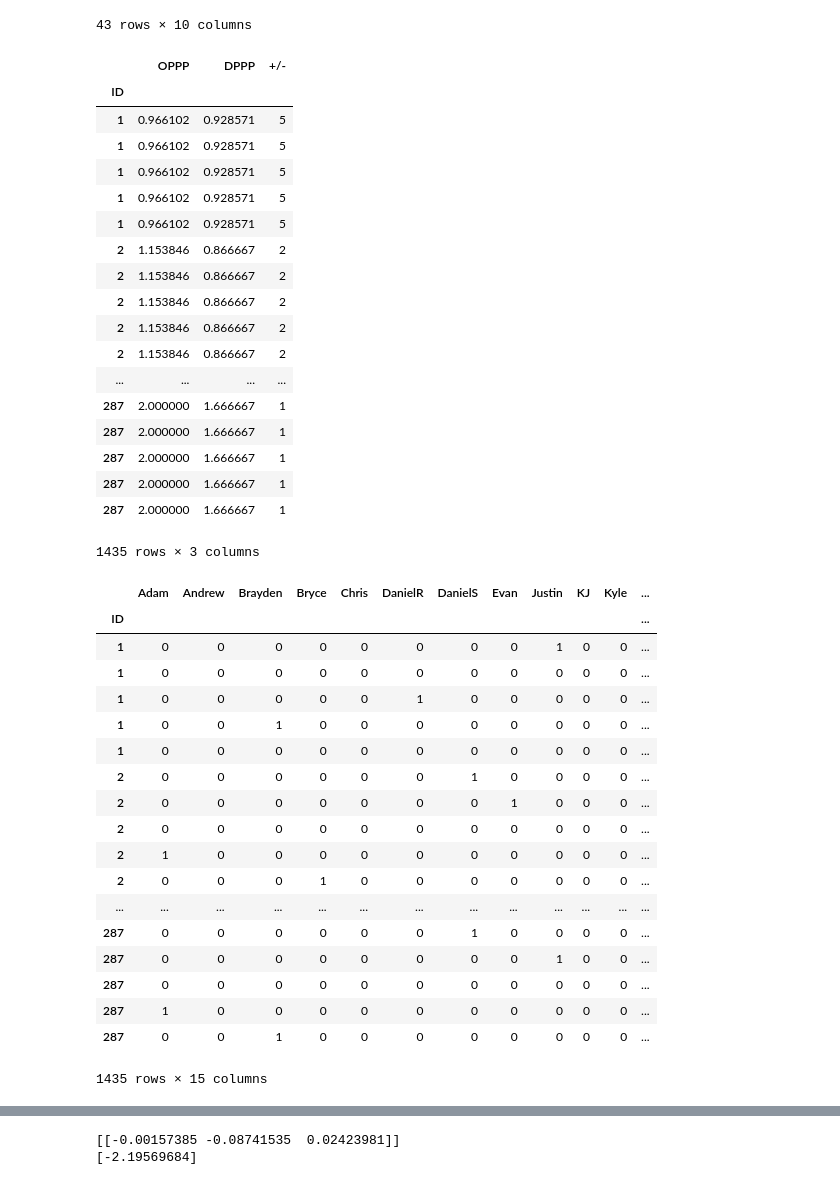
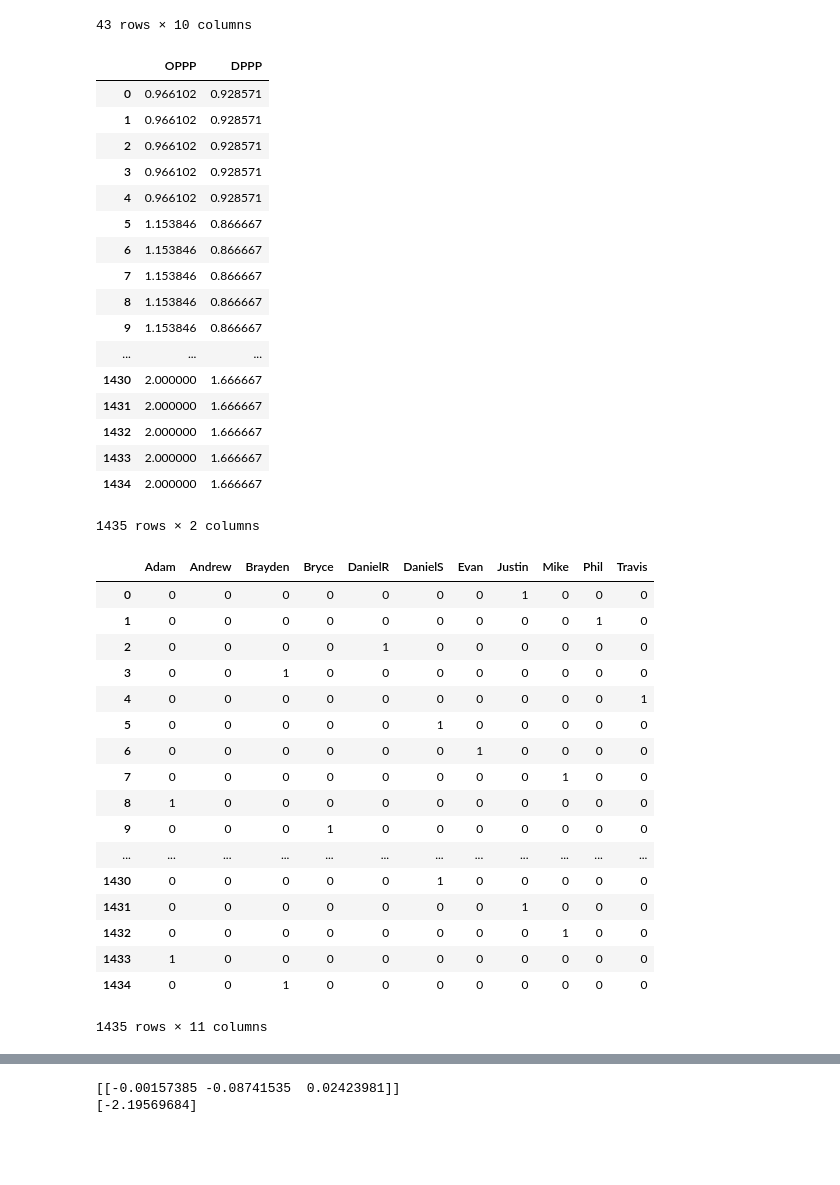
Before and after one commit to nikjain33/DS-SF-34, a Jupyter notebook: final-project/Position_Optimization.ipynb, the cells around one changed output, grey strips where cells are left out. Drawn from its saved outputs; the diff is of its cells as text; code cells hidden in the pictures; blank space fills up the shorter version.

```diff
--- a/final-project/Position_Optimization.ipynb
+++ b/final-project/Position_Optimization.ipynb
@@ -174,51 +177,51 @@ separate(df,'Brayden',5)
 | 287 | Brayden | 3 | 6 | 2.000000 | 3 | 5 | 1.666667 | 1 | 6 | 5 |
 43 rows × 10 columns
 # %%
-X = df[ ['OPPP' , 'DPPP' , '+/-'] ]
+X = df[ ['OPPP' , 'DPPP'] ]
+X
 # %% [output]
-|  | OPPP | DPPP | +/- |
-| ID |  |  |  |
-| 1 | 0.966102 | 0.928571 | 5 |
-| 1 | 0.966102 | 0.928571 | 5 |
-| 1 | 0.966102 | 0.928571 | 5 |
-| 1 | 0.966102 | 0.928571 | 5 |
-| 1 | 0.966102 | 0.928571 | 5 |
-| 2 | 1.153846 | 0.866667 | 2 |
-| 2 | 1.153846 | 0.866667 | 2 |
-| 2 | 1.153846 | 0.866667 | 2 |
-| 2 | 1.153846 | 0.866667 | 2 |
-| 2 | 1.153846 | 0.866667 | 2 |
-| ... | ... | ... | ... |
-| 287 | 2.000000 | 1.666667 | 1 |
-| 287 | 2.000000 | 1.666667 | 1 |
-| 287 | 2.000000 | 1.666667 | 1 |
-| 287 | 2.000000 | 1.666667 | 1 |
-| 287 | 2.000000 | 1.666667 | 1 |
+|  | OPPP | DPPP |
+| 0 | 0.966102 | 0.928571 |
+| 1 | 0.966102 | 0.928571 |
+| 2 | 0.966102 | 0.928571 |
+| 3 | 0.966102 | 0.928571 |
+| 4 | 0.966102 | 0.928571 |
+| 5 | 1.153846 | 0.866667 |
+| 6 | 1.153846 | 0.866667 |
+| 7 | 1.153846 | 0.866667 |
+| 8 | 1.153846 | 0.866667 |
+| 9 | 1.153846 | 0.866667 |
+| ... | ... | ... |
+| 1430 | 2.000000 | 1.666667 |
+| 1431 | 2.000000 | 1.666667 |
+| 1432 | 2.000000 | 1.666667 |
+| 1433 | 2.000000 | 1.666667 |
+| 1434 | 2.000000 | 1.666667 |
-1435 rows × 3 columns
+1435 rows × 2 columns
 # %%
 c = df.PlayerName
 # %%
 cs = pd.get_dummies(c, prefix = None)
 cs.rename(columns = {'Daniel R':'DanielR' , 'Daniel S': 'DanielS'}, inplace = True)
+cs.drop(['Chris','KJ','Kyle','Luke'],axis = 1, inplace = True)
 cs
 # %% [output]
-|  | Adam | Andrew | Brayden | Bryce | Chris | DanielR | DanielS | Evan | Justin | KJ | Kyle | ... |
-| ID |  |  |  |  |  |  |  |  |  |  |  | ... |
-| 1 | 0 | 0 | 0 | 0 | 0 | 0 | 0 | 0 | 1 | 0 | 0 | ... |
-| 1 | 0 | 0 | 0 | 0 | 0 | 0 | 0 | 0 | 0 | 0 | 0 | ... |
-| 1 | 0 | 0 | 0 | 0 | 0 | 1 | 0 | 0 | 0 | 0 | 0 | ... |
-| 1 | 0 | 0 | 1 | 0 | 0 | 0 | 0 | 0 | 0 | 0 | 0 | ... |
-| 1 | 0 | 0 | 0 | 0 | 0 | 0 | 0 | 0 | 0 | 0 | 0 | ... |
-| 2 | 0 | 0 | 0 | 0 | 0 | 0 | 1 | 0 | 0 | 0 | 0 | ... |
-| 2 | 0 | 0 | 0 | 0 | 0 | 0 | 0 | 1 | 0 | 0 | 0 | ... |
-| 2 | 0 | 0 | 0 | 0 | 0 | 0 | 0 | 0 | 0 | 0 | 0 | ... |
-| 2 | 1 | 0 | 0 | 0 | 0 | 0 | 0 | 0 | 0 | 0 | 0 | ... |
-| 2 | 0 | 0 | 0 | 1 | 0 | 0 | 0 | 0 | 0 | 0 | 0 | ... |
-| ... | ... | ... | ... | ... | ... | ... | ... | ... | ... | ... | ... | ... |
-| 287 | 0 | 0 | 0 | 0 | 0 | 0 | 1 | 0 | 0 | 0 | 0 | ... |
-| 287 | 0 | 0 | 0 | 0 | 0 | 0 | 0 | 0 | 1 | 0 | 0 | ... |
-| 287 | 0 | 0 | 0 | 0 | 0 | 0 | 0 | 0 | 0 | 0 | 0 | ... |
-| 287 | 1 | 0 | 0 | 0 | 0 | 0 | 0 | 0 | 0 | 0 | 0 | ... |
-| 287 | 0 | 0 | 1 | 0 | 0 | 0 | 0 | 0 | 0 | 0 | 0 | ... |
+|  | Adam | Andrew | Brayden | Bryce | DanielR | DanielS | Evan | Justin | Mike | Phil | Travis |
+| 0 | 0 | 0 | 0 | 0 | 0 | 0 | 0 | 1 | 0 | 0 | 0 |
+| 1 | 0 | 0 | 0 | 0 | 0 | 0 | 0 | 0 | 0 | 1 | 0 |
+| 2 | 0 | 0 | 0 | 0 | 1 | 0 | 0 | 0 | 0 | 0 | 0 |
+| 3 | 0 | 0 | 1 | 0 | 0 | 0 | 0 | 0 | 0 | 0 | 0 |
+| 4 | 0 | 0 | 0 | 0 | 0 | 0 | 0 | 0 | 0 | 0 | 1 |
+| 5 | 0 | 0 | 0 | 0 | 0 | 1 | 0 | 0 | 0 | 0 | 0 |
+| 6 | 0 | 0 | 0 | 0 | 0 | 0 | 1 | 0 | 0 | 0 | 0 |
+| 7 | 0 | 0 | 0 | 0 | 0 | 0 | 0 | 0 | 1 | 0 | 0 |
+| 8 | 1 | 0 | 0 | 0 | 0 | 0 | 0 | 0 | 0 | 0 | 0 |
+| 9 | 0 | 0 | 0 | 1 | 0 | 0 | 0 | 0 | 0 | 0 | 0 |
+| ... | ... | ... | ... | ... | ... | ... | ... | ... | ... | ... | ... |
+| 1430 | 0 | 0 | 0 | 0 | 0 | 1 | 0 | 0 | 0 | 0 | 0 |
+| 1431 | 0 | 0 | 0 | 0 | 0 | 0 | 0 | 1 | 0 | 0 | 0 |
+| 1432 | 0 | 0 | 0 | 0 | 0 | 0 | 0 | 0 | 1 | 0 | 0 |
+| 1433 | 1 | 0 | 0 | 0 | 0 | 0 | 0 | 0 | 0 | 0 | 0 |
+| 1434 | 0 | 0 | 1 | 0 | 0 | 0 | 0 | 0 | 0 | 0 | 0 |
-1435 rows × 15 columns
+1435 rows × 11 columns
 # %%
```
Also changed, not shown: parts of 7 cells of this notebook.
